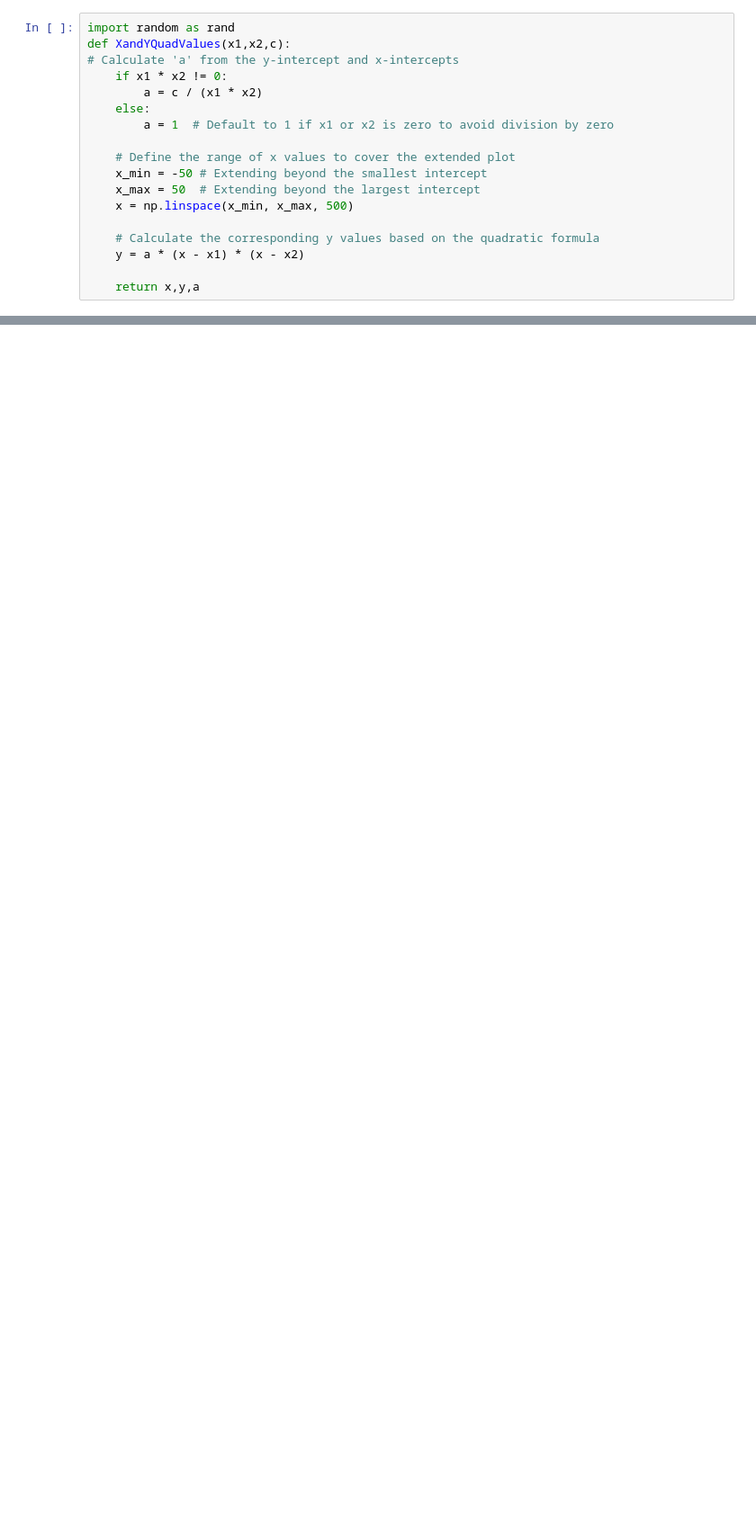
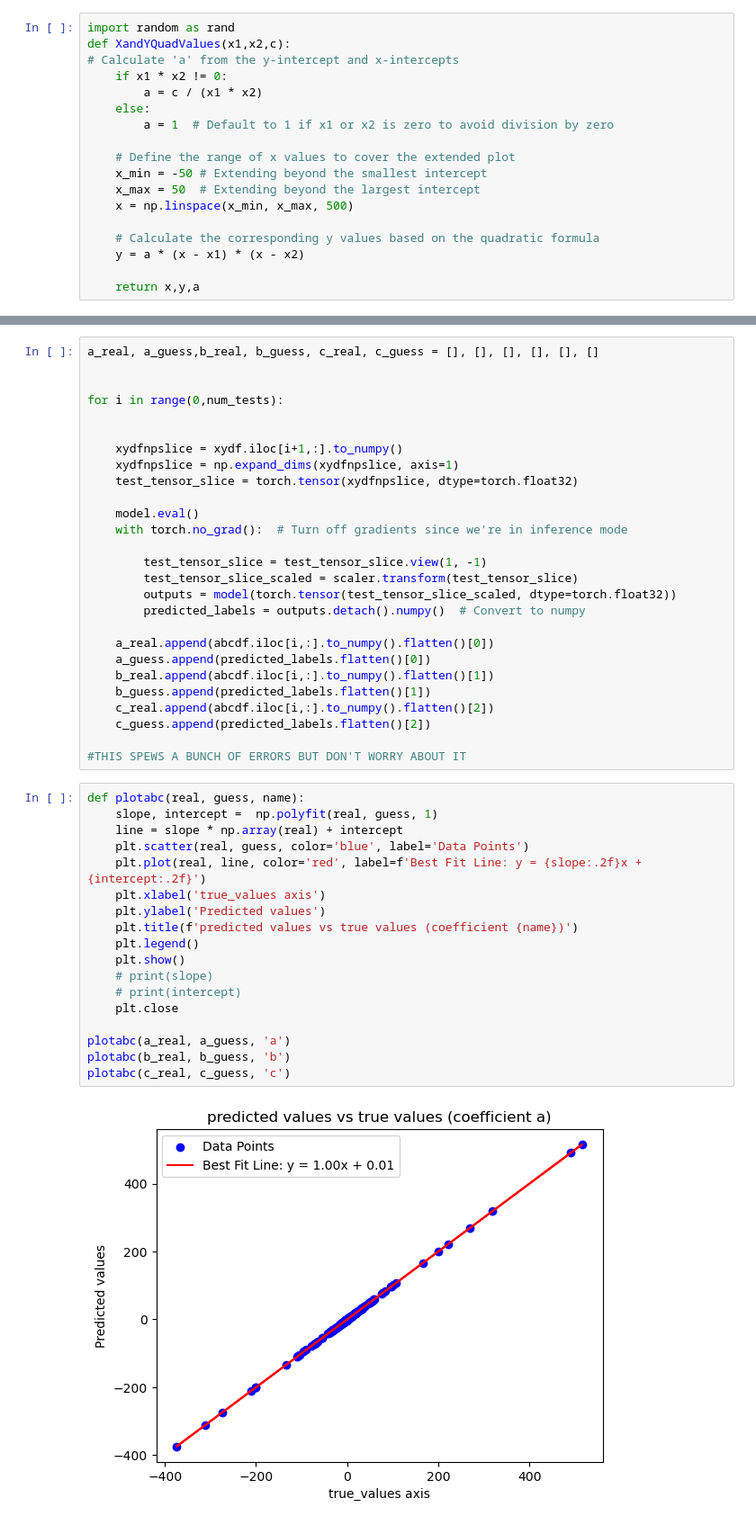
Before and after one commit to MatthewMaurier/Quadratic_Guesser, a Jupyter notebook: FeedForward.ipynb, the cells around one changed output, grey strips where cells are left out. Shown at 90% size. Drawn from its saved outputs; the diff is of its cells as text; blank space fills up the shorter version.

Commit message:
Trained for 87 epochs, and added plots to measure accuracy

```diff
--- a/FeedForward.ipynb
+++ b/FeedForward.ipynb
@@ -195,0 +249,47 @@ Predicted Output: [[-0.04483857  1.2781416  -7.0726333 ]]
+# %%
+a_real, a_guess,b_real, b_guess, c_real, c_guess = [], [], [], [], [], []
+
+
+for i in range(0,num_tests):
+
+
+    xydfnpslice = xydf.iloc[i+1,:].to_numpy()
+    xydfnpslice = np.expand_dims(xydfnpslice, axis=1)
+    test_tensor_slice = torch.tensor(xydfnpslice, dtype=torch.float32)
+
+    model.eval()
+    with torch.no_grad():  # Turn off gradients since we're in inference mode
+
+        test_tensor_slice = test_tensor_slice.view(1, -1)
+        test_tensor_slice_scaled = scaler.transform(test_tensor_slice)
+        outputs = model(torch.tensor(test_tensor_slice_scaled, dtype=torch.float32))
+        predicted_labels = outputs.detach().numpy()  # Convert to numpy
+
+    a_real.append(abcdf.iloc[i,:].to_numpy().flatten()[0])
+    a_guess.append(predicted_labels.flatten()[0])
+    b_real.append(abcdf.iloc[i,:].to_numpy().flatten()[1])
+    b_guess.append(predicted_labels.flatten()[1])
+    c_real.append(abcdf.iloc[i,:].to_numpy().flatten()[2])
+    c_guess.append(predicted_labels.flatten()[2])
+
+#THIS SPEWS A BUNCH OF ERRORS BUT DON'T WORRY ABOUT IT
+# %%
+def plotabc(real, guess, name):
+    slope, intercept =  np.polyfit(real, guess, 1)
+    line = slope * np.array(real) + intercept
+    plt.scatter(real, guess, color='blue', label='Data Points')
+    plt.plot(real, line, color='red', label=f'Best Fit Line: y = {slope:.2f}x + {intercept:.2f}')
+    plt.xlabel('true_values axis')
+    plt.ylabel('Predicted values')
+    plt.title(f'predicted values vs true values (coefficient {name})')
+    plt.legend()
+    plt.show()
+    # print(slope)
+    # print(intercept)
+    plt.close
+
+plotabc(a_real, a_guess, 'a')
+plotabc(b_real, b_guess, 'b')
+plotabc(c_real, c_guess, 'c')
+# %% [output]
+[figure, added]
```
Also changed, not shown: parts of 12 cells of this notebook, 2 other files.
